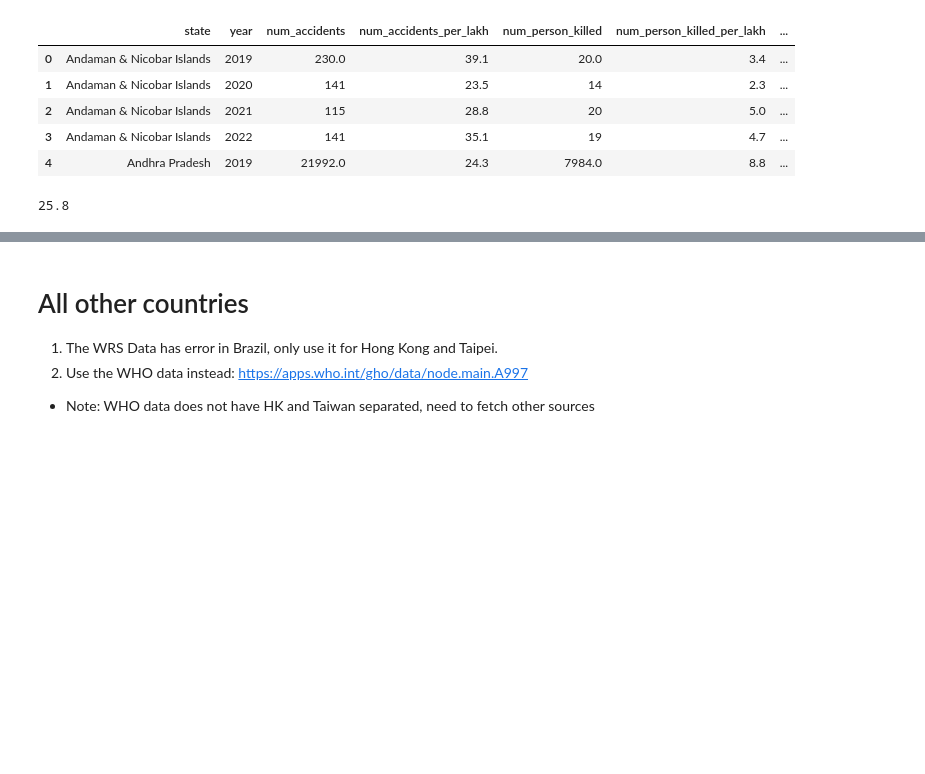
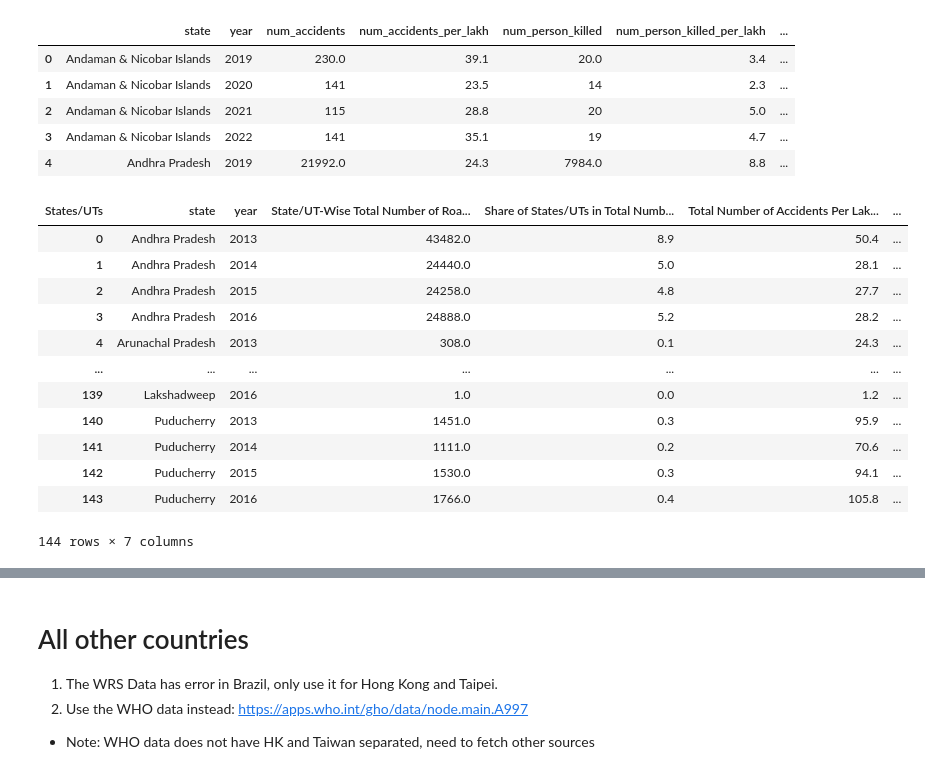
Before and after one commit to brookefzy/uvi-time-machine, a Jupyter notebook: _script/c-road-injury/03_road_fatality.ipynb, the cells around one changed output, grey strips where cells are left out. Drawn from its saved outputs; the diff is of its cells as text; code cells hidden in the pictures; blank space fills up the shorter version.

```diff
--- a/_script/c-road-injury/03_road_fatality.ipynb
+++ b/_script/c-road-injury/03_road_fatality.ipynb
@@ -117,4 +150,19 @@ india_df['num_person_killed_per_lakh'] = india_df['num_person_killed_per_lakh'].
-# %%
-india_df['num_person_killed_per_lakh'].astype(float).max()
-# %% [output]
-25.8
+# %%
+# 2013-2016 India state-level
+india_df_2013_2016 = pd.read_excel(os.path.join(RAWFOLDER, "India", "Pages from Road_Accidents_in_India_2016-2-state.xlsx"),
+                                   header = [0,1], index_col = 0)
+india_df_2013_2016.stack().reset_index().rename(columns = {"level_0":"state","level_1":"year",})
+# %% [output]
+| States/UTs | state | year | State/UT-Wise Total Number of Roa... | Share of States/UTs in Total Numb... | Total Number of Accidents Per Lak... | ... |
+| 0 | Andhra Pradesh | 2013 | 43482.0 | 8.9 | 50.4 | ... |
+| 1 | Andhra Pradesh | 2014 | 24440.0 | 5.0 | 28.1 | ... |
+| 2 | Andhra Pradesh | 2015 | 24258.0 | 4.8 | 27.7 | ... |
+| 3 | Andhra Pradesh | 2016 | 24888.0 | 5.2 | 28.2 | ... |
+| 4 | Arunachal Pradesh | 2013 | 308.0 | 0.1 | 24.3 | ... |
+| ... | ... | ... | ... | ... | ... | ... |
+| 139 | Lakshadweep | 2016 | 1.0 | 0.0 | 1.2 | ... |
+| 140 | Puducherry | 2013 | 1451.0 | 0.3 | 95.9 | ... |
+| 141 | Puducherry | 2014 | 1111.0 | 0.2 | 70.6 | ... |
+| 142 | Puducherry | 2015 | 1530.0 | 0.3 | 94.1 | ... |
+| 143 | Puducherry | 2016 | 1766.0 | 0.4 | 105.8 | ... |
+144 rows × 7 columns
```
Also changed, not shown: parts of 13 cells of this notebook.
